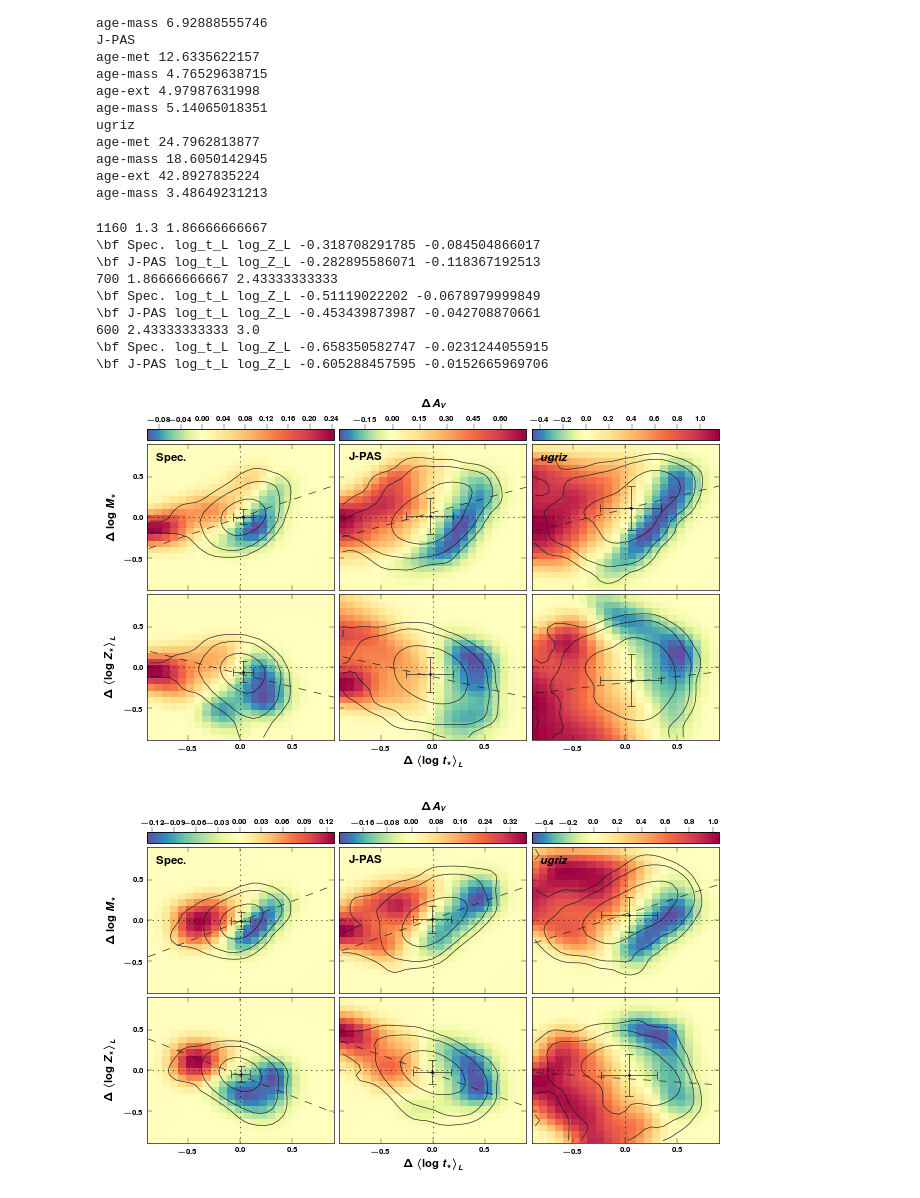
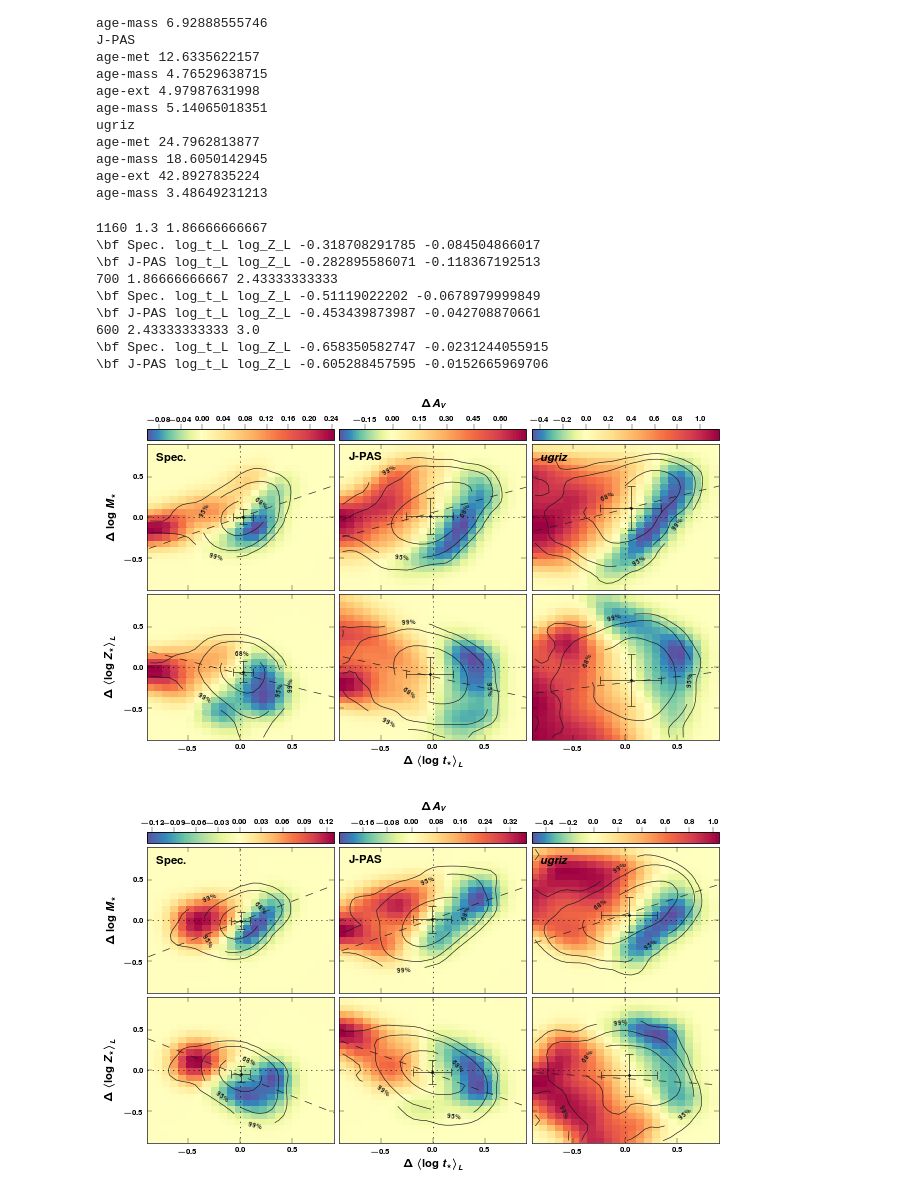
Before and after one commit to ajmejia/notebooks, a Jupyter notebook: TTANearbyUniverseCB13.ipynb, the cells around one changed output. Cells and saved outputs as stored; diff of their text form; code cells hidden in the pictures.

```diff
--- a/TTANearbyUniverseCB13.ipynb
+++ b/TTANearbyUniverseCB13.ipynb
@@ -1093,12 +1093,12 @@ for i, j in product(xrange(axs.shape[0]), xrange(axs.shape[1])):
     raster.pdf = gaussian_filter(raster.pdf, sigma=1.5)
     contours = densitycontour.NaiveContourVisualizer(raster, mode="nearest")
     cont = contours.plot((0.99,0.95,0.68), axes=axs[i,j], colors="0.1", linewidths=0.5)
+    contours.cilabel(cont, fontsize=5, fmt=r"\bf %.0f", inline=True)
     med_x = median(res[x][mask])
     med_y = median(res[y][mask])
     dev_x = diff(percentile(res[x][mask], (16,84)))[0]/2.0
     dev_y = diff(percentile(res[y][mask], (16,84)))[0]/2.0
     axs[i,j].errorbar(med_x, med_y, dev_y, dev_x, fmt="o", ecolor="0.1", color="0.1", lw=0.5, mew=0.5, ms=1.5)
-    #clabel(cont, fontsize=5, fmt=r"\bf %.2f", inline=True)
 
     axs[i, j].text(0.05, 0.05, lbs, size=tsize, ha="left", va="bottom", transform=axs[i, j].transAxes)
     if axs[i, j].is_last_row(): axs[i, j].set_xlabel(res_lbs[x])
@@ -1155,12 +1155,12 @@ for i, j in product(xrange(axs.shape[0]), xrange(axs.shape[1])):
     raster.pdf = gaussian_filter(raster.pdf, sigma=1.5)
     contours = densitycontour.NaiveContourVisualizer(raster, mode="nearest")
     cont = contours.plot((0.99,0.95,0.68), axes=axs[i,j], colors="0.1", linewidths=0.5)
+    contours.cilabel(cont, fontsize=5, fmt=r"\bf %.0f", inline=True)
     med_x = median(res[x][mask])
     med_y = median(res[y][mask])
     dev_x = diff(percentile(res[x][mask], (16,84)))[0]/2.0
     dev_y = diff(percentile(res[y][mask], (16,84)))[0]/2.0
     axs[i,j].errorbar(med_x, med_y, dev_y, dev_x, fmt="o", ecolor="0.1", color="0.1", lw=0.5, mew=0.5, ms=1.5)
-    #clabel(cont, fontsize=5, fmt=r"\bf %.2f", inline=True)
 
     axs[i, j].text(0.05, 0.05, lbs, size=tsize, ha="left", va="bottom", transform=axs[i, j].transAxes)
     if axs[i, j].is_last_row(): axs[i, j].set_xlabel(res_lbs[x])
@@ -1219,12 +1219,12 @@ for i, j in product(xrange(axs.shape[0]), xrange(axs.shape[1])):
     raster.pdf = gaussian_filter(raster.pdf, sigma=1.5)
     contours = densitycontour.NaiveContourVisualizer(raster, mode="nearest")
     cont = contours.plot((0.99,0.95,0.68), axes=axs[i,j], colors="0.1", linewidths=0.5)
+    contours.cilabel(cont, fontsize=5, fmt=r"\bf %.0f", inline=True)
     med_x = median(res[x])
     med_y = median(res[y])
     dev_x = diff(percentile(res[x], (16,84)))[0]/2.0
     dev_y = diff(percentile(res[y], (16,84)))[0]/2.0
     axs[i,j].errorbar(med_x, med_y, dev_y, dev_x, fmt="o", ecolor="0.1", color="0.1", lw=0.5, mew=0.5, ms=1.5)
-    #clabel(cont, fontsize=5, fmt=r"\bf %.2f", inline=True)
 
     acs[j].tick_params(direction="out", bottom=False, top=True, labelbottom=False, labeltop=True)
     acs[j].xaxis.set_label_position("top")
@@ -1284,12 +1284,12 @@ for i, j in product(xrange(axs.shape[0]), xrange(axs.shape[1])):
     raster.pdf = gaussian_filter(raster.pdf, sigma=1.5)
     contours = densitycontour.NaiveContourVisualizer(raster, mode="nearest")
     cont = contours.plot((0.99,0.95,0.68), axes=axs[i,j], colors="0.1", linewidths=0.5)
+    contours.cilabel(cont, fontsize=5, fmt=r"\bf %.0f", inline=True)
     med_x = median(res[x])
     med_y = median(res[y])
     dev_x = diff(percentile(res[x], (16,84)))[0]/2.0
     dev_y = diff(percentile(res[y], (16,84)))[0]/2.0
     axs[i,j].errorbar(med_x, med_y, dev_y, dev_x, fmt="o", ecolor="0.1", color="0.1", lw=0.5, mew=0.5, ms=1.5)
-    #clabel(cont, fontsize=5, fmt=r"\bf %.2f", inline=True)
 
     acs[j].tick_params(direction="out", bottom=False, top=True, labelbottom=False, labeltop=True)
     acs[j].xaxis.set_label_position("top")
@@ -1463,34 +1463,34 @@ for ibin in xrange(bins.size-1):
         raster.pdf = gaussian_filter(raster.pdf, sigma=1.5)
         contours = densitycontour.NaiveContourVisualizer(raster, mode="nearest")
         cont = contours.plot((0.99,0.95,0.68), axes=axs[i,j], colors="0.1", linewidths=0.5)
+        contours.cilabel(cont, fontsize=5, fmt=r"\bf %.0f", inline=True)
         med_x = median(res[x][mask])
         med_y = median(res[y][mask])
         dev_x = diff(percentile(res[x][mask], (16,84)))[0]/2.0
         dev_y = diff(percentile(res[y][mask], (16,84)))[0]/2.0
         axs[i,j].errorbar(med_x, med_y, dev_y, dev_x, fmt="o", ecolor="0.1", color="0.1", lw=0.5, mew=0.5, ms=1.5)
-        #clabel(cont, fontsize=5, fmt=r"\bf %.2f", inline=True)
 
         acs[j].tick_params(direction="out", bottom=False, top=True, labelbottom=False, labeltop=True)
         acs[j].xaxis.set_label_position("top")
         if i==0: axs[i,j].text(0.05, 0.95, labels[j], ha="left", va="top", transform=axs[i,j].transAxes)
         if j==1: cb.set_label(res_lbs[z])
 
         M, B = leastsq(residual, [1, 0], (res[x][mask], res[y][mask]))[0]
         X = linspace(-1.3,+1.3, 2)
         Y = model(X, (M,B))
         axs[i, j].plot(X, Y, "--", color="0.1", lw=0.5)
 
         if (x=="log_t_L" and y=="log_Z_L") and ("Spec." in labels[j] or "J-PAS" in labels[j]):
             print labels[j], x, y, M, B
 # %% [output]
 1160 1.3 1.86666666667
 \bf Spec. log_t_L log_Z_L -0.318708291785 -0.084504866017
 \bf J-PAS log_t_L log_Z_L -0.282895586071 -0.118367192513
 700 1.86666666667 2.43333333333
 \bf Spec. log_t_L log_Z_L -0.51119022202 -0.0678979999849
 \bf J-PAS log_t_L log_Z_L -0.453439873987 -0.042708870661
 600 2.43333333333 3.0
 \bf Spec. log_t_L log_Z_L -0.658350582747 -0.0231244055915
 \bf J-PAS log_t_L log_Z_L -0.605288457595 -0.0152665969706
-[figure, old version]
+[figure, new version]
-[figure, old version]
+[figure, new version]
```
Also changed, not shown: parts of 8 cells of this notebook.
